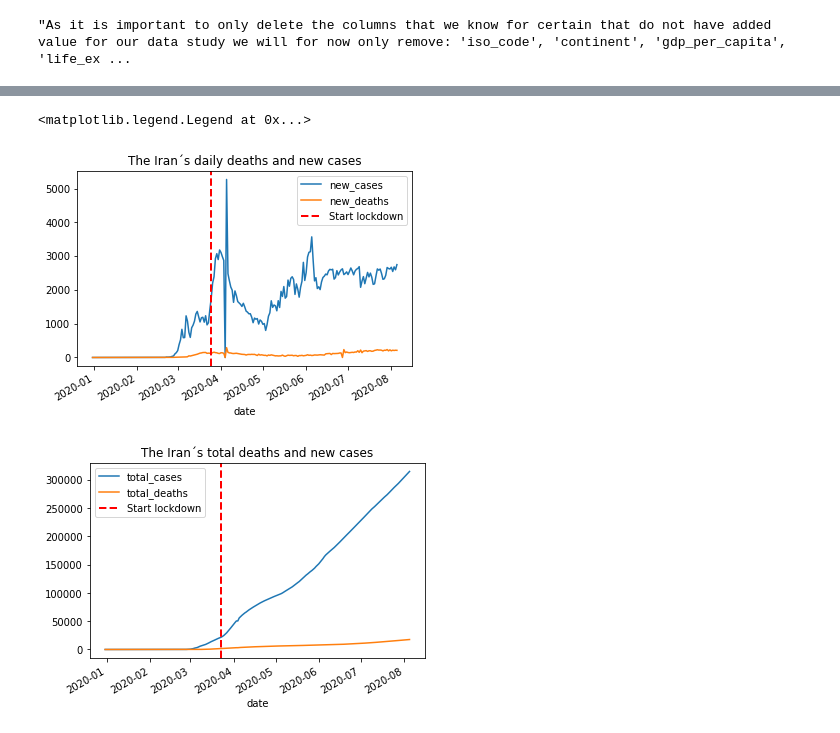
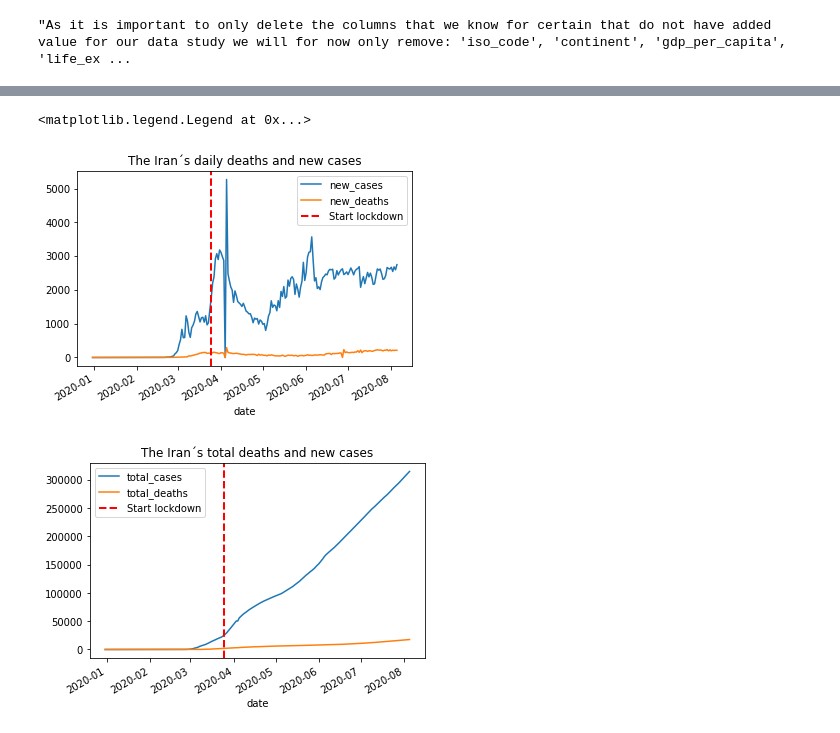
Before and after one commit to RoxannaW/Project_August_Corona, a Jupyter notebook: David/project_august_covid.ipynb, the cells around one changed output, grey strips where cells are left out. Cells and saved outputs as stored; diff of their text form; code cells hidden in the pictures.

Commit message:
update Iran

```diff
--- a/David/project_august_covid.ipynb
+++ b/David/project_august_covid.ipynb
@@ -179,4 +179,4 @@ data_covid.drop(['iso_code', 'continent','gdp_per_capita','life_expectancy', 'ca
 """Iran"""
 
 #Filtering the dataset for the data of Iran.
-iran = data_covid[data_covid.location == "Iran"]
+iran = data_covid[data_covid.location == "Iran"
@@ -183,15 +200,15 @@ iran = data_covid[data_covid.location == "Iran"]
 # %%
 #Plotting the curves of the new cases and deaths and the total cases and deaths, showing vertically the start date of the alarm state.
 ax = iran[["new_cases", "new_deaths"]].plot()
 ax.axvline(pd.to_datetime('2020-03-25'), color='r', linestyle='--', lw=2, label='Start lockdown')
 plt.title("The Iran´s daily deaths and new cases")
 plt.legend()
 
 ax = iran[["total_cases", "total_deaths"]].plot()
-ax.axvline(pd.to_datetime('2020-03-23'), color='r', linestyle='--', lw=2, label='Start lockdown')
+ax.axvline(pd.to_datetime('2020-03-25'), color='r', linestyle='--', lw=2, label='Start lockdown')
 plt.title("The Iran´s total deaths and new cases")
 plt.legend()
 # %% [output]
 <matplotlib.legend.Legend at 0x...>
 [figure]
-[figure, old version]
+[figure, new version]
```
Also changed, not shown: parts of 3 cells of this notebook.
